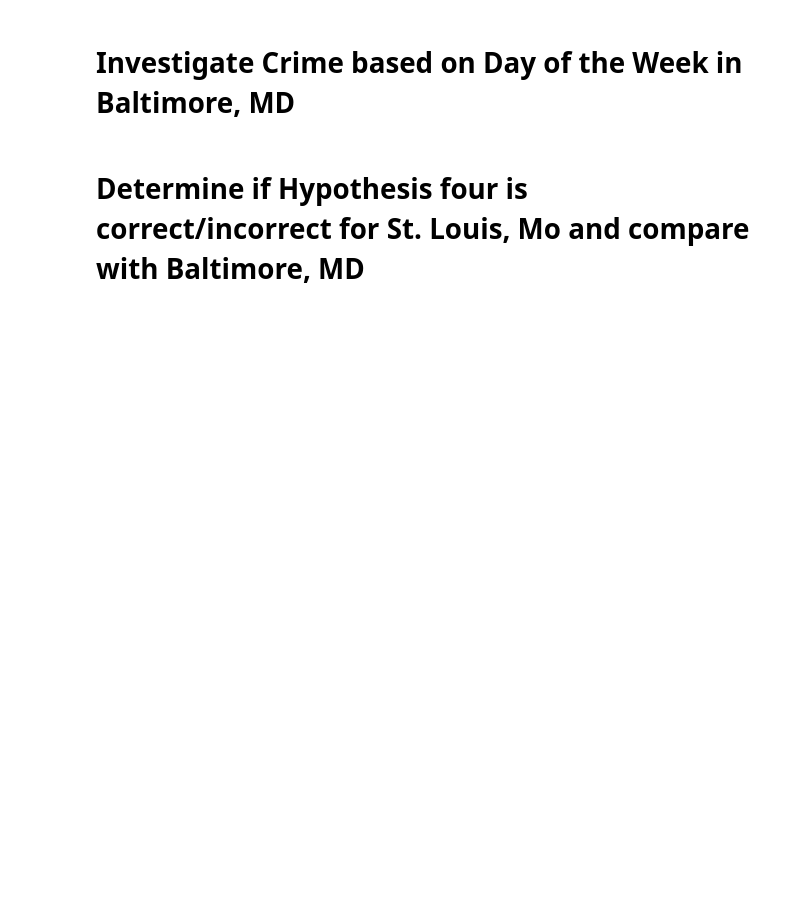
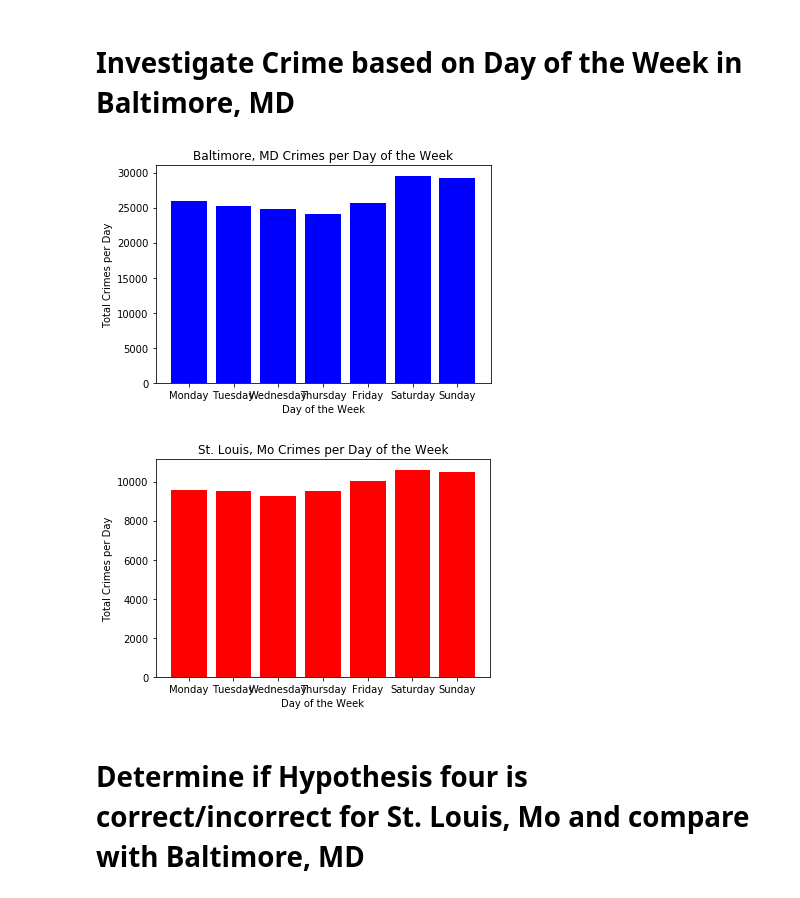
Before and after one commit to alanjeanpierre/crime-weather-exploration, a Jupyter notebook: ipynb/project.ipynb, the cells around one changed output. Cells and saved outputs as stored; diff of their text form; code cells hidden in the pictures; blank space fills up the shorter version.

```diff
--- a/ipynb/project.ipynb
+++ b/ipynb/project.ipynb
@@ -179,3 +181,3 @@ blt.load_crime().load_weather().merge_dfs()
 # %%
 stl = cities['St. Louis, MO']
-stl.load_crime()
+stl.load_crime().load_weather().merge_dfs()
@@ -210,24 +229,38 @@ df2.where(df2.Crime == 'Theft').groupby(df2.index.hour).count().plot(kind='bar')
 # %% [markdown]
 # Investigate Crime based on Day of the Week in Baltimore, MD
 # %%
+# this is a hack
+d = {'Monday' : 0, 'Tuesday' : 1, 'Wednesday' : 2, 'Thursday' : 3, 'Friday': 4 , 'Saturday' : 5, 'Sunday' : 6}
+
 # Baltimore, MD
 df4 = blt.dfv
 days = {}
 for val in df4.index:
     day = calendar.day_name[val.weekday()]
     days[day] = days.get(day, 0) + 1
-plt.bar(range(len(days)), days.values(), align = 'center')
-plt.xticks(range(len(days)), days.keys())
+sorted_days = [w for w in sorted(days.items(), key=lambda x: d[x[0]])]
+plt.bar(range(len(days)), [day[1] for day in sorted_days], align = 'center', color = 'b')
+plt.xticks(range(len(days)), [day[0] for day in sorted_days])
+plt.title('Baltimore, MD Crimes per Day of the Week')
+plt.xlabel('Day of the Week')
+plt.ylabel('Total Crimes per Day')
 plt.show()
 # St. Louis, MO
 df4 = stl.dfv
 days = {}
 for val in df4.index:
     day = calendar.day_name[val.weekday()]
     days[day] = days.get(day, 0) + 1
-plt.bar(range(len(days)), days.values(), align = 'center', color = 'r')
-plt.xticks(range(len(days)), days.keys())
+sorted_days = [w for w in sorted(days.items(), key=lambda x: d[x[0]])]
+plt.bar(range(len(days)), [day[1] for day in sorted_days], align = 'center', color = 'r')
+plt.xticks(range(len(days)), [day[0] for day in sorted_days])
+plt.title('St. Louis, Mo Crimes per Day of the Week')
+plt.xlabel('Day of the Week')
+plt.ylabel('Total Crimes per Day')
 plt.show()
+# %% [output]
+[figure, added]
+[figure, added]
 # %% [markdown]
 # Determine if Hypothesis four is correct/incorrect for St. Louis, Mo and compare with Baltimore, MD
 # %%
```
Also changed, not shown: parts of 12 cells of this notebook.
